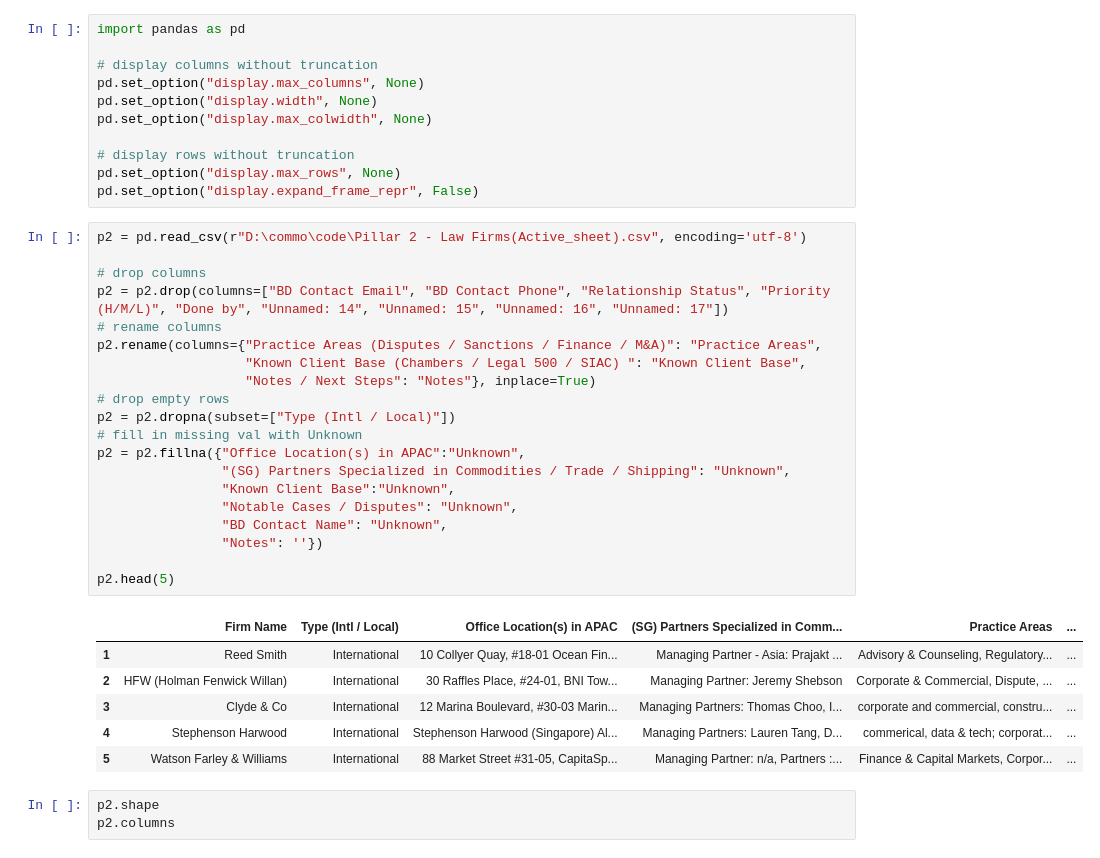
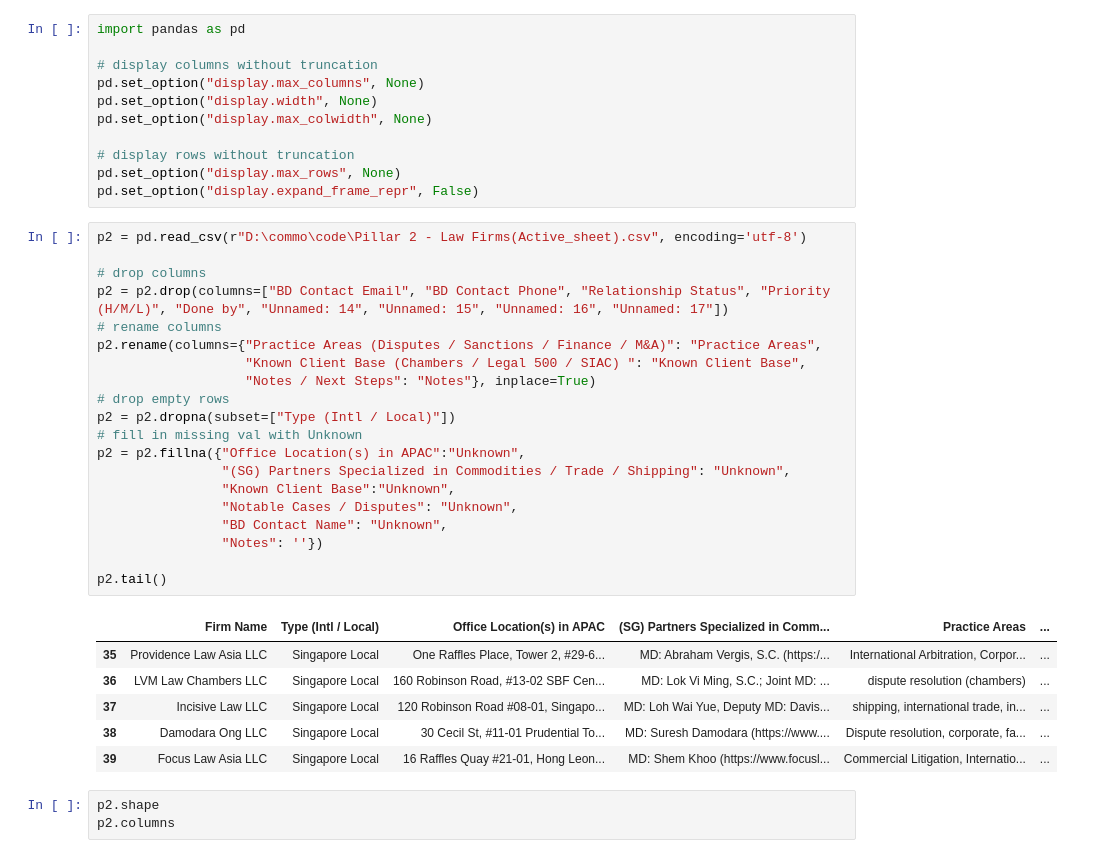
Before and after one commit to Mona212004/sna_trader_financier_lawyer, a Jupyter notebook: clean_data/clean_pillar2.ipynb, the cells around one changed output. Saved outputs shown, nothing was run; the diff lists cells and outputs as text.

```diff
--- a/clean_data/clean_pillar2.ipynb
+++ b/clean_data/clean_pillar2.ipynb
@@ -12,30 +12,30 @@ pd.set_option("display.expand_frame_repr", False)
 # %%
 p2 = pd.read_csv(r"D:\commo\code\Pillar 2 - Law Firms(Active_sheet).csv", encoding='utf-8')
 
 # drop columns
 p2 = p2.drop(columns=["BD Contact Email", "BD Contact Phone", "Relationship Status", "Priority (H/M/L)", "Done by", "Unnamed: 14", "Unnamed: 15", "Unnamed: 16", "Unnamed: 17"])
 # rename columns
 p2.rename(columns={"Practice Areas (Disputes / Sanctions / Finance / M&A)": "Practice Areas",
                    "Known Client Base (Chambers / Legal 500 / SIAC) ": "Known Client Base",
                    "Notes / Next Steps": "Notes"}, inplace=True)
 # drop empty rows
 p2 = p2.dropna(subset=["Type (Intl / Local)"])
 # fill in missing val with Unknown
 p2 = p2.fillna({"Office Location(s) in APAC":"Unknown",
                 "(SG) Partners Specialized in Commodities / Trade / Shipping": "Unknown",
                 "Known Client Base":"Unknown",
                 "Notable Cases / Disputes": "Unknown",
                 "BD Contact Name": "Unknown",
                 "Notes": ''})
 
-p2.head(5)
+p2.tail()
 # %% [output]
 |  | Firm Name | Type (Intl / Local) | Office Location(s) in APAC | (SG) Partners Specialized in Comm... | Practice Areas | ... |
-| 1 | Reed Smith | International | 10 Collyer Quay, #18-01 Ocean Fin... | Managing Partner - Asia: Prajakt ... | Advisory & Counseling, Regulatory... | ... |
-| 2 | HFW (Holman Fenwick Willan) | International | 30 Raffles Place, #24-01, BNI Tow... | Managing Partner: Jeremy Shebson | Corporate & Commercial, Dispute, ... | ... |
-| 3 | Clyde & Co | International | 12 Marina Boulevard, #30-03 Marin... | Managing Partners: Thomas Choo, I... | corporate and commercial, constru... | ... |
-| 4 | Stephenson Harwood | International | Stephenson Harwood (Singapore) Al... | Managing Partners: Lauren Tang, D... | commerical, data & tech; corporat... | ... |
-| 5 | Watson Farley & Williams | International | 88 Market Street #31-05, CapitaSp... | Managing Partner: n/a, Partners :... | Finance & Capital Markets, Corpor... | ... |
+| 35 | Providence Law Asia LLC | Singapore Local | One Raffles Place, Tower 2, #29-6... | MD: Abraham Vergis, S.C. (https:/... | International Arbitration, Corpor... | ... |
+| 36 | LVM Law Chambers LLC | Singapore Local | 160 Robinson Road, #13-02 SBF Cen... | MD: Lok Vi Ming, S.C.; Joint MD: ... | dispute resolution (chambers) | ... |
+| 37 | Incisive Law LLC | Singapore Local | 120 Robinson Road #08-01, Singapo... | MD: Loh Wai Yue, Deputy MD: Davis... | shipping, international trade, in... | ... |
+| 38 | Damodara Ong LLC | Singapore Local | 30 Cecil St, #11-01 Prudential To... | MD: Suresh Damodara (https://www.... | Dispute resolution, corporate, fa... | ... |
+| 39 | Focus Law Asia LLC | Singapore Local | 16 Raffles Quay #21-01, Hong Leon... | MD: Shem Khoo (https://www.focusl... | Commercial Litigation, Internatio... | ... |
 # %%
 p2.shape
 p2.columns
```
Also changed, not shown: parts of 10 cells of this notebook.
